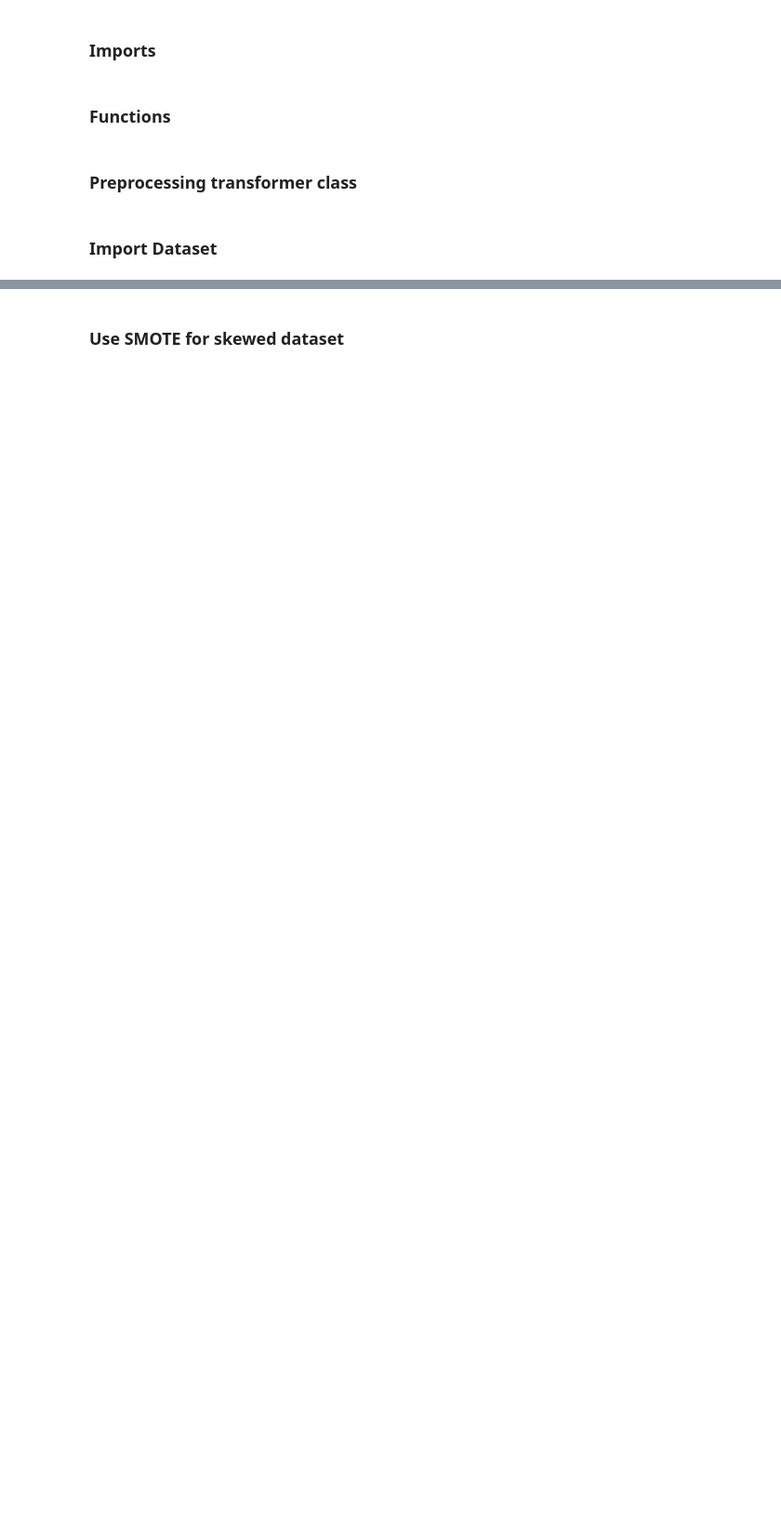
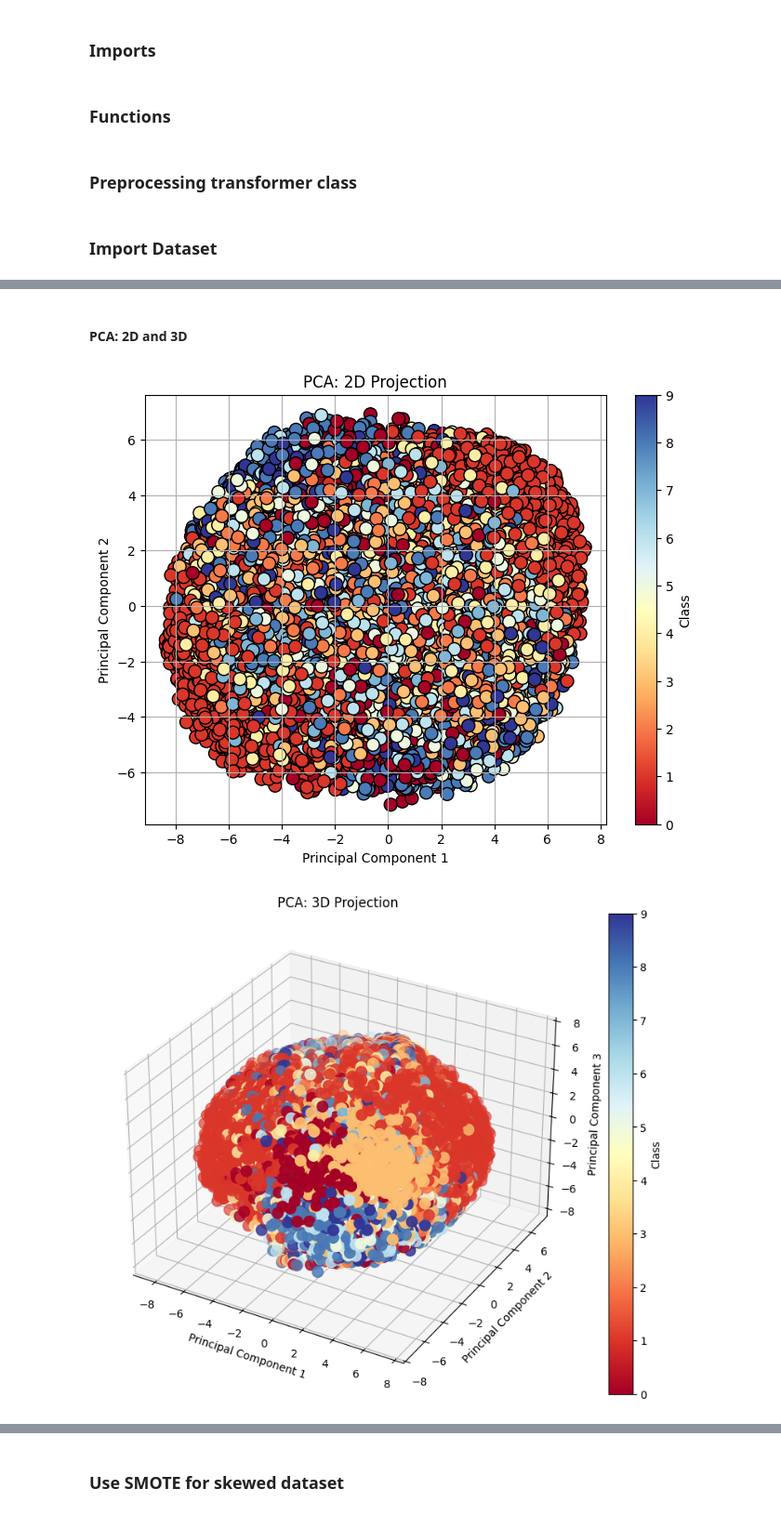
Before and after one commit to bisaacma-iteso/aprendizaje_automatico, a Jupyter notebook: aprendiendo-machin/notebooks/10.bima_confusion_matrix.ipynb, the cells around one changed output, grey strips where cells are left out. Shown at 93% size. Saved outputs shown, nothing was run; the diff lists cells and outputs as text; code cells hidden in the pictures; blank space fills up the shorter version.

```diff
--- a/aprendiendo-machin/notebooks/10.bima_confusion_matrix.ipynb
+++ b/aprendiendo-machin/notebooks/10.bima_confusion_matrix.ipynb
@@ -306,0 +330,44 @@ Y_test =  np.array(ds_test["label"])
+# %%
+# Pre-process data first
+transfromer_demo = PreprocessingTransformer(gaussian_sigma=6,
+                                            extra_filter='median',
+                                            use_gpu=False)
+X_for_dimensionality_reduction_demo = transfromer_demo.transform(ds_train_images)
+# %%
+cmap = 'RdYlBu'
+# %% [markdown]
+#### PCA: 2D and 3D
+# %%
+# PCA to 2D
+pca_2d = PCA(n_components=2)
+X_2d = pca_2d.fit_transform(X_for_dimensionality_reduction_demo)
+
+# PCA to 3D
+pca_3d = PCA(n_components=3)
+X_3d = pca_3d.fit_transform(X_for_dimensionality_reduction_demo)
+
+# Plotting the 2D PCA results
+plt.figure(figsize=(8, 6))
+plt.scatter(X_2d[:, 0], X_2d[:, 1], c=Y_train, cmap=cmap, edgecolor='k', s=100)
+plt.title('PCA: 2D Projection')
+plt.xlabel('Principal Component 1')
+plt.ylabel('Principal Component 2')
+plt.colorbar(label='Class')
+plt.grid(True)
+plt.savefig('pca_2d_projection.png', dpi=300, bbox_inches='tight')
+plt.show()
+
+# Plotting the 3D PCA results
+fig = plt.figure(figsize=(10, 8))
+ax = fig.add_subplot(111, projection='3d')
+scatter = ax.scatter(X_3d[:, 0], X_3d[:, 1], X_3d[:, 2], c=Y_train, cmap=cmap, s=100)
+ax.set_title('PCA: 3D Projection')
+ax.set_xlabel('Principal Component 1')
+ax.set_ylabel('Principal Component 2')
+ax.set_zlabel('Principal Component 3')
+fig.colorbar(scatter, ax=ax, label='Class')
+plt.savefig('pca_3d_projection.png', dpi=300, bbox_inches='tight')
+plt.show()
+# %% [output]
+[figure, added]
+[figure, added]
```
Also changed, not shown: parts of 13 cells of this notebook, 1 other file.
